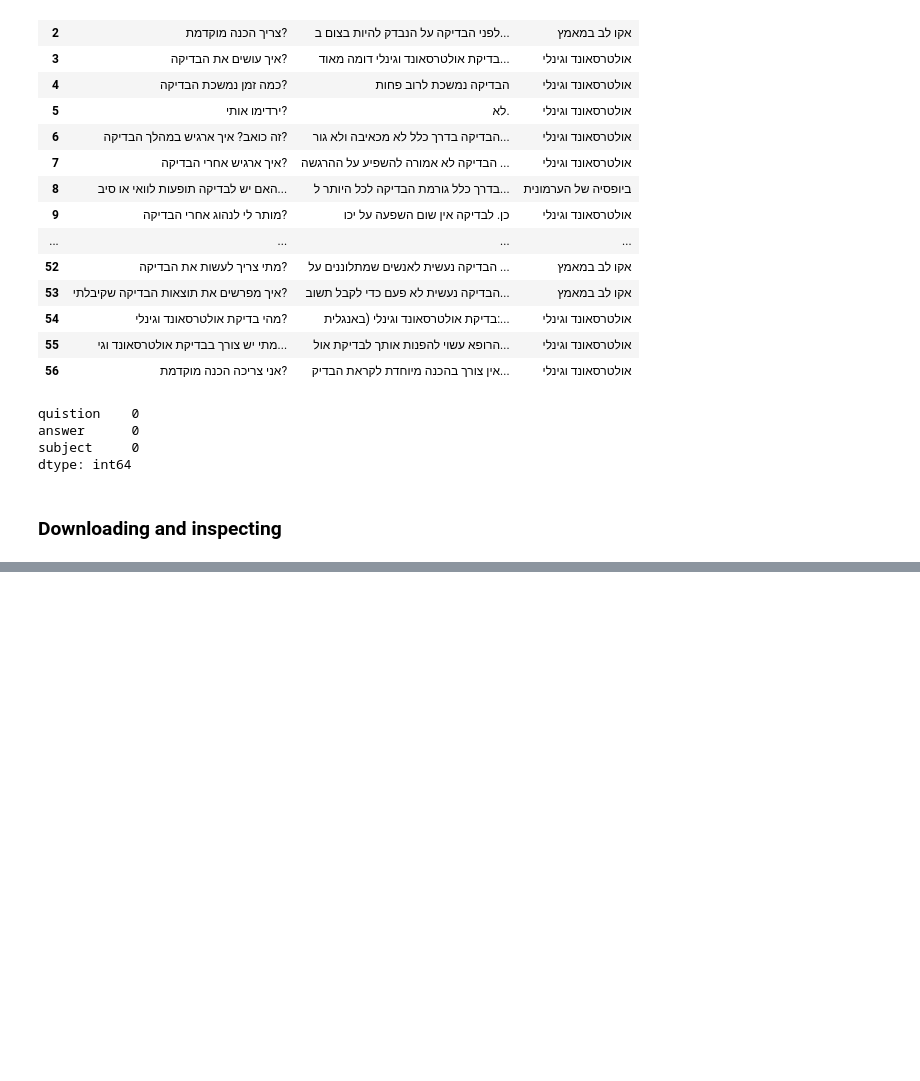
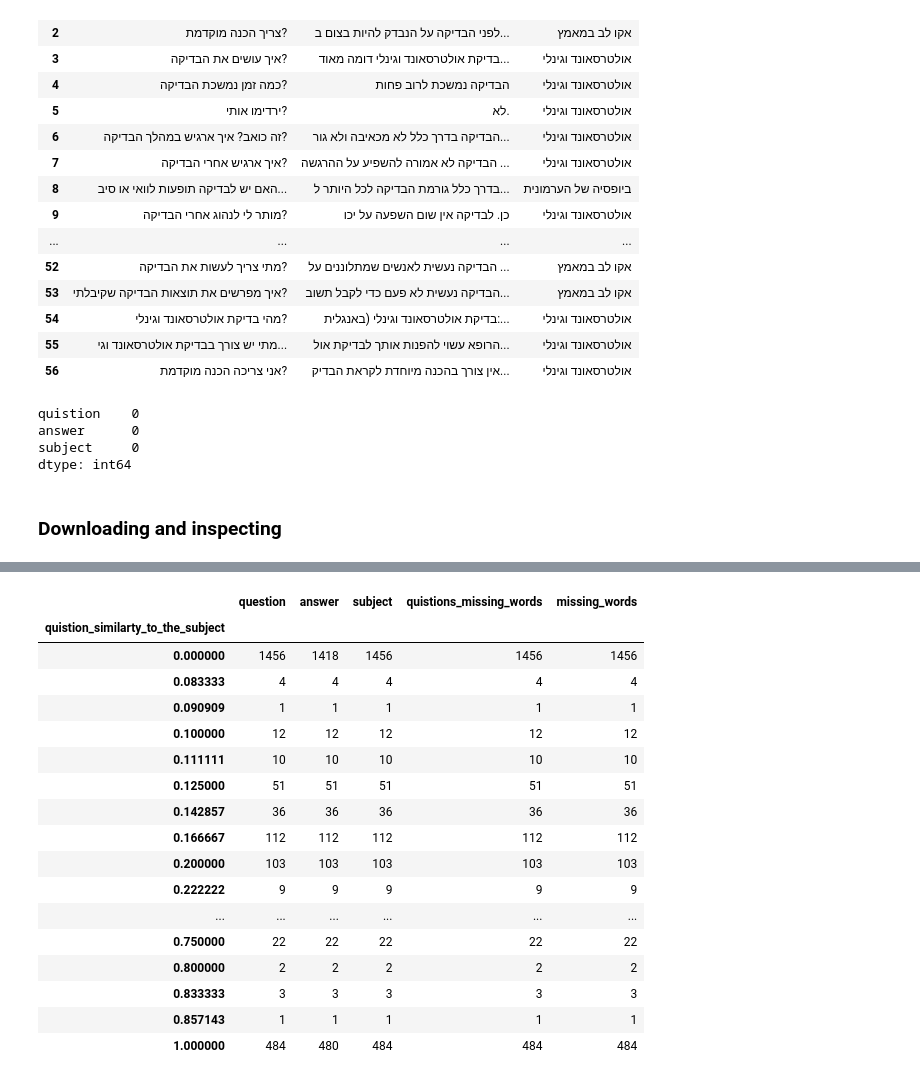
Before and after one commit to abkimc/Scraping-Clalit-Webpages, a Jupyter notebook: Clalit_scraping.ipynb, the cells around one changed output, grey strips where cells are left out. Drawn from its saved outputs; the diff is of its cells as text; code cells hidden in the pictures; blank space fills up the shorter version.

```diff
--- a/Clalit_scraping.ipynb
+++ b/Clalit_scraping.ipynb
@@ -423,0 +462,2 @@ df
+# %%
+df["quistion_similarty_to_the_subject"] = df.apply(Check_subject_in_quistion, axis = 1 )
@@ -423,0 +480,14 @@ df
+# %%
+def Check_missing_subject_in_quistion(row):
+
+  subject = row['subject']
+  question = row['question']
+
+  # let's check wich words from the subject are not in the answer
+  missing = []
+
+  for word in row['subject'].split(" "):
+    if word not in question:
+      missing.append(word)
+
+  return missing
@@ -423,0 +498,2 @@ df
+# %%
+df["quistions_missing_words"] = df.apply(Check_missing_subject_in_quistion, axis = 1 )
@@ -423,0 +516,3 @@ df
+# %%
+# geting the amount of missing words in every answer
+df["missing_words"] = df["quistions_missing_words"].apply(len)
@@ -423,0 +535,22 @@ df
+# %%
+#checkig the similarity group length
+df.groupby(['quistion_similarty_to_the_subject']).count()
+# %% [output]
+|  | question | answer | subject | quistions_missing_words | missing_words |
+| quistion_similarty_to_the_subject |  |  |  |  |  |
+| 0.000000 | 1456 | 1418 | 1456 | 1456 | 1456 |
+| 0.083333 | 4 | 4 | 4 | 4 | 4 |
+| 0.090909 | 1 | 1 | 1 | 1 | 1 |
+| 0.100000 | 12 | 12 | 12 | 12 | 12 |
+| 0.111111 | 10 | 10 | 10 | 10 | 10 |
+| 0.125000 | 51 | 51 | 51 | 51 | 51 |
+| 0.142857 | 36 | 36 | 36 | 36 | 36 |
+| 0.166667 | 112 | 112 | 112 | 112 | 112 |
+| 0.200000 | 103 | 103 | 103 | 103 | 103 |
+| 0.222222 | 9 | 9 | 9 | 9 | 9 |
+| ... | ... | ... | ... | ... | ... |
+| 0.750000 | 22 | 22 | 22 | 22 | 22 |
+| 0.800000 | 2 | 2 | 2 | 2 | 2 |
+| 0.833333 | 3 | 3 | 3 | 3 | 3 |
+| 0.857143 | 1 | 1 | 1 | 1 | 1 |
+| 1.000000 | 484 | 480 | 484 | 484 | 484 |
```
Also changed, not shown: parts of 17 cells of this notebook.
